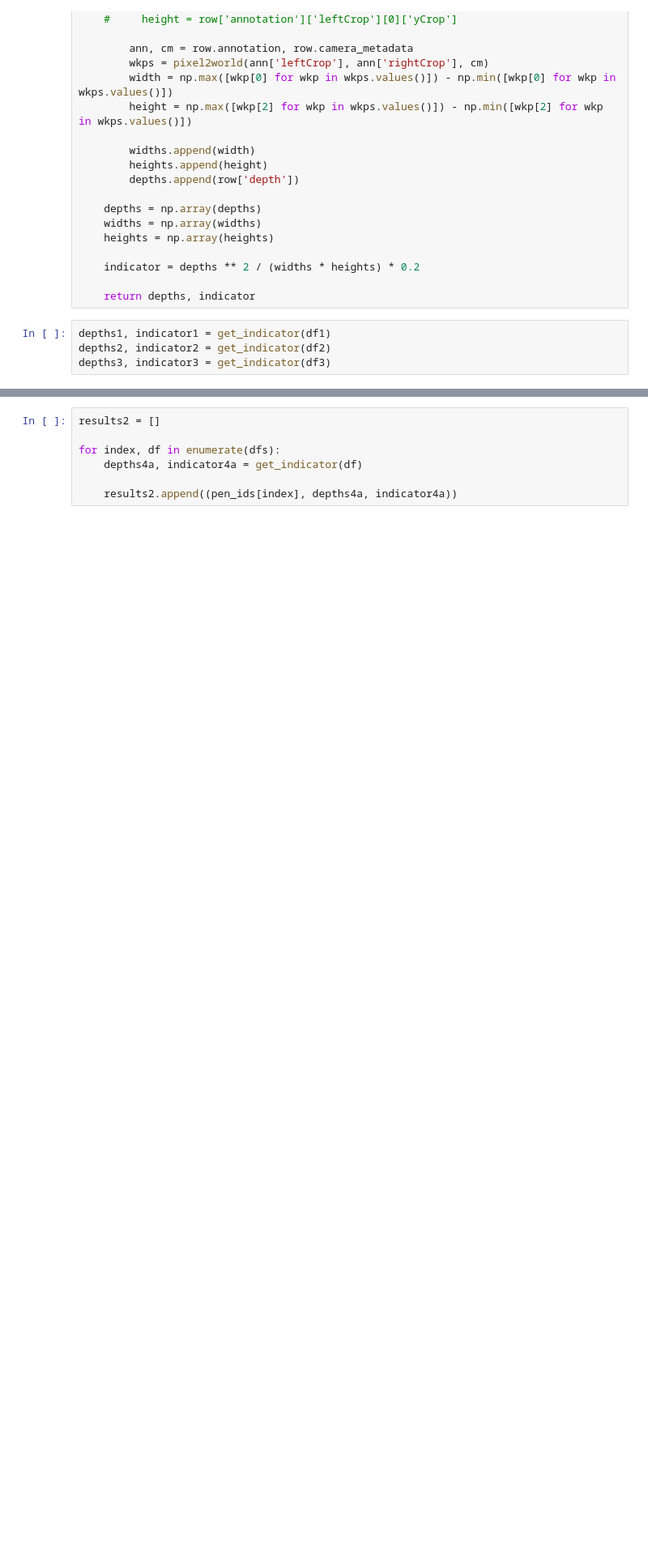
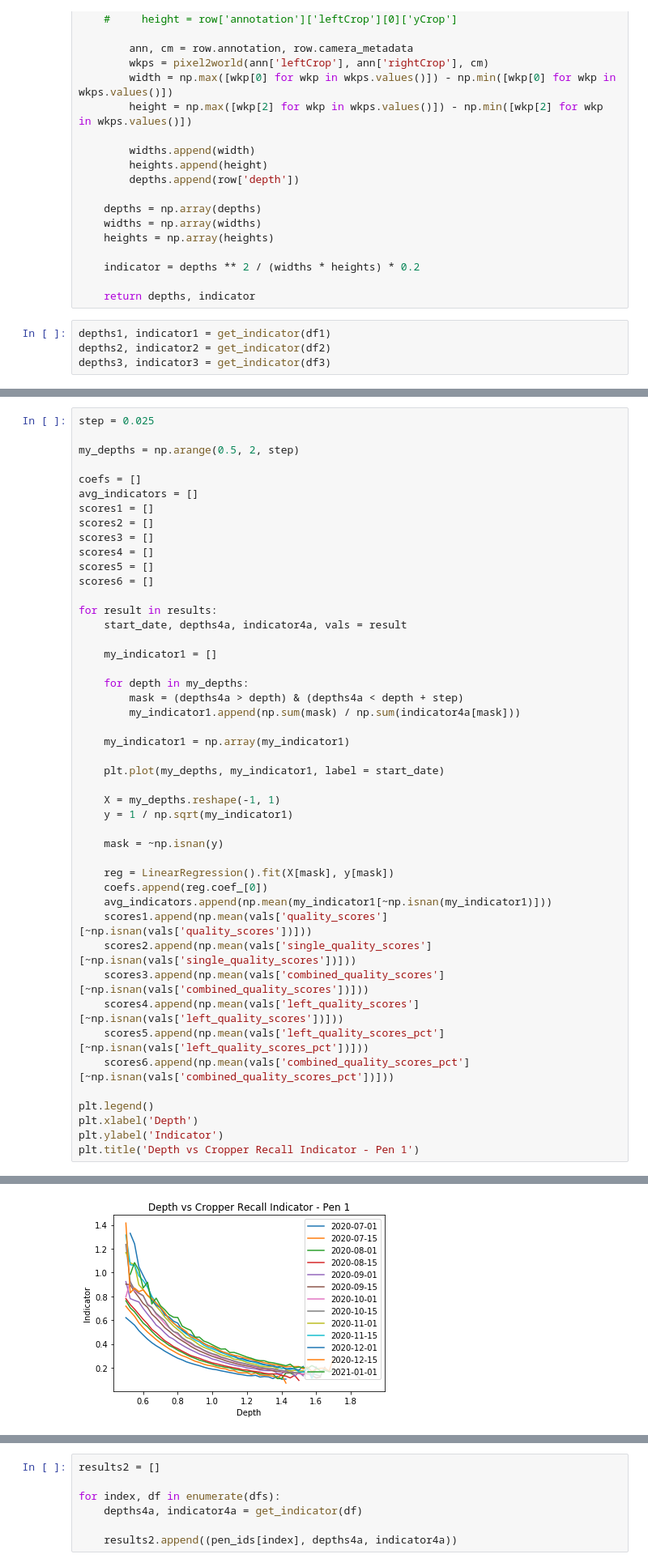
Before and after one commit to isabellafaccone/aquabytePersonal, a Jupyter notebook: bryton/biomass/Cropper Recall.ipynb, the cells around one changed output, grey strips where cells are left out. Shown at 81% size. Drawn from its saved outputs; the diff is of its cells as text; blank space fills up the shorter version.

```diff
--- a/bryton/biomass/Cropper Recall.ipynb
+++ b/bryton/biomass/Cropper Recall.ipynb
@@ -372,0 +386,47 @@ depths3, indicator3 = get_indicator(df3)
+# %%
+step = 0.025
+
+my_depths = np.arange(0.5, 2, step)
+
+coefs = []
+avg_indicators = []
+scores1 = []
+scores2 = []
+scores3 = []
+scores4 = []
+scores5 = []
+scores6 = []
+
+for result in results:
+    start_date, depths4a, indicator4a, vals = result
+
+    my_indicator1 = []
+
+    for depth in my_depths:
+        mask = (depths4a > depth) & (depths4a < depth + step)
+        my_indicator1.append(np.sum(mask) / np.sum(indicator4a[mask]))
+
+    my_indicator1 = np.array(my_indicator1)
+
+    plt.plot(my_depths, my_indicator1, label = start_date)
+
+    X = my_depths.reshape(-1, 1)
+    y = 1 / np.sqrt(my_indicator1)
+
+    mask = ~np.isnan(y)
+
+    reg = LinearRegression().fit(X[mask], y[mask])
+    coefs.append(reg.coef_[0])
+    avg_indicators.append(np.mean(my_indicator1[~np.isnan(my_indicator1)]))
+    scores1.append(np.mean(vals['quality_scores'][~np.isnan(vals['quality_scores'])]))
+    scores2.append(np.mean(vals['single_quality_scores'][~np.isnan(vals['single_quality_scores'])]))
+    scores3.append(np.mean(vals['combined_quality_scores'][~np.isnan(vals['combined_quality_scores'])]))
+    scores4.append(np.mean(vals['left_quality_scores'][~np.isnan(vals['left_quality_scores'])]))
+    scores5.append(np.mean(vals['left_quality_scores_pct'][~np.isnan(vals['left_quality_scores_pct'])]))
+    scores6.append(np.mean(vals['combined_quality_scores_pct'][~np.isnan(vals['combined_quality_scores_pct'])]))
+
+plt.legend()
+plt.xlabel('Depth')
+plt.ylabel('Indicator')
+plt.title('Depth vs Cropper Recall Indicator - Pen 1')
+# %% [output]
@@ -372,0 +434 @@ depths3, indicator3 = get_indicator(df3)
+[figure, added]
```
Also changed, not shown: parts of 11 cells of this notebook, 5 other files.
